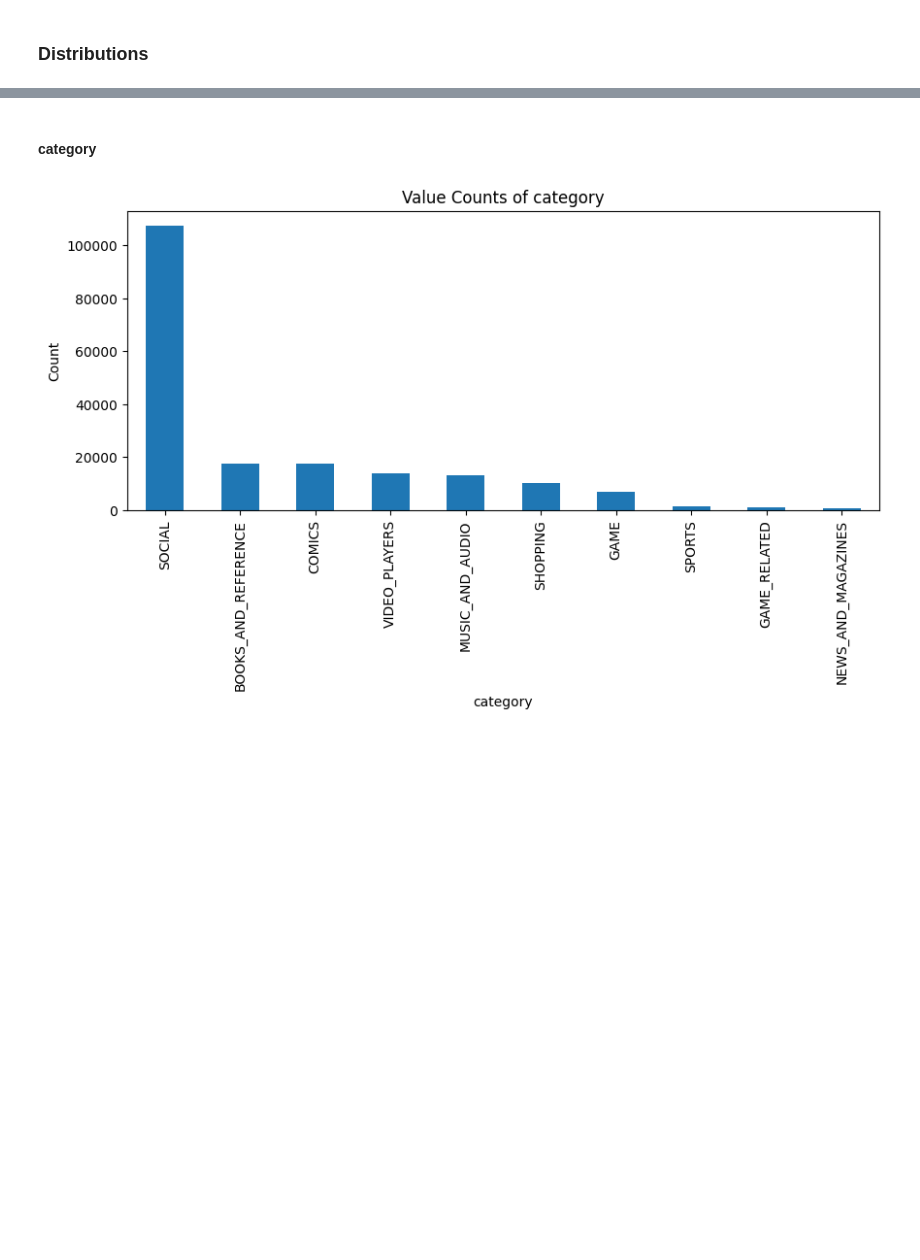
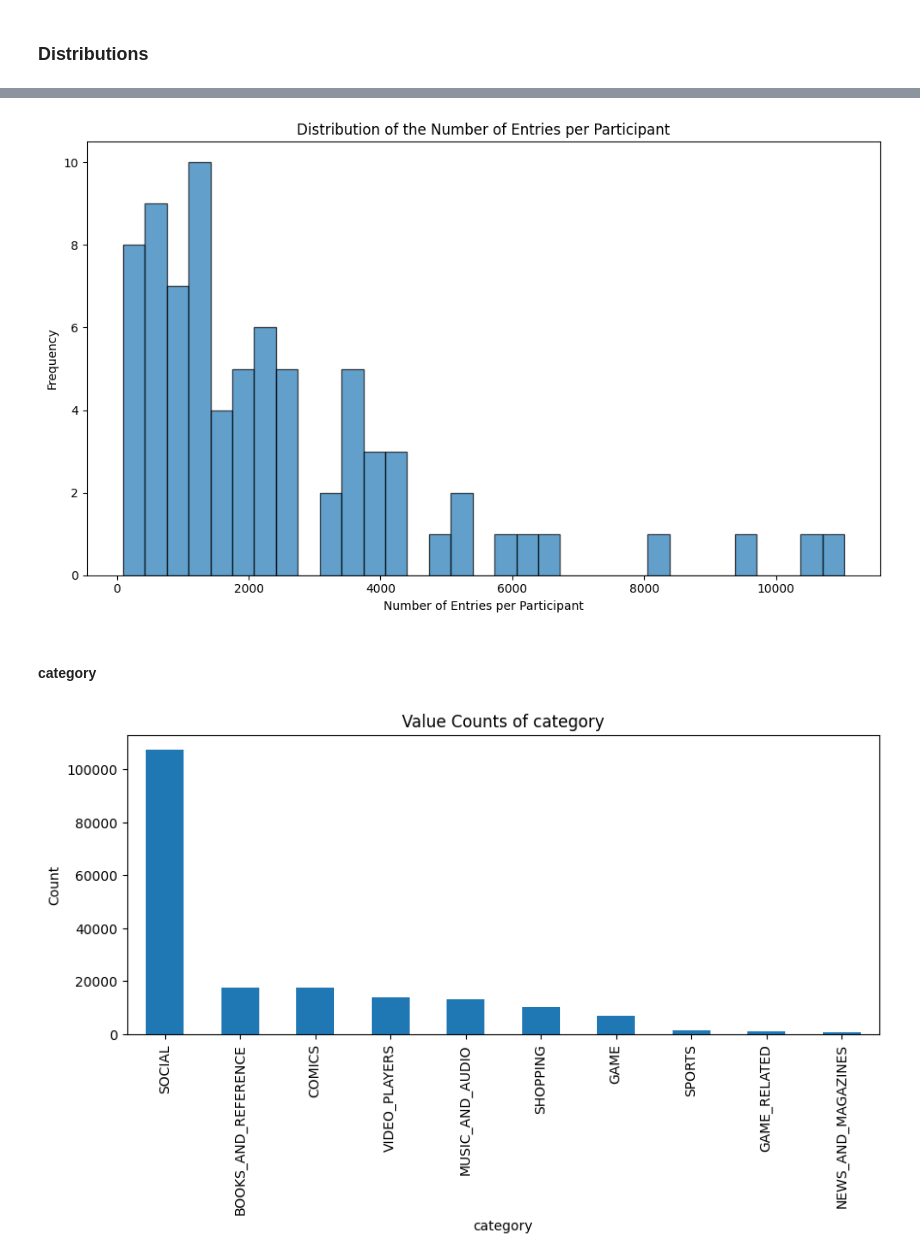
Before and after one commit to mauro-vb/quantitative-methods-analysis-project, a Jupyter notebook: final-notebooks/Results.ipynb, the cells around one changed output, grey strips where cells are left out. Saved outputs shown, nothing was run; the diff lists cells and outputs as text; code cells hidden in the pictures; blank space fills up the shorter version.

```diff
--- a/Clean Notebooks/Results.ipynb
+++ b/final-notebooks/Results.ipynb
@@ -55,3 +61,15 @@ def plot_distribution_of_values(col):
+# %%
+participant_counts = df.groupby('pcode')['at_home'].count().reset_index(name='counts')
+
+# Plot the distribution using matplotlib
+plt.figure(figsize=(10, 6))
+plt.hist(participant_counts['counts'], bins=33, edgecolor='k', alpha=0.7)
+plt.xlabel('Number of Entries per Participant')
+plt.ylabel('Frequency')
+plt.title('Distribution of the Number of Entries per Participant')
+plt.tight_layout()
+# %% [output]
+[figure, added]
 # %% [markdown]
 #### category
 # %%
```
Also changed, not shown: parts of 5 cells of this notebook, 3 other files.
